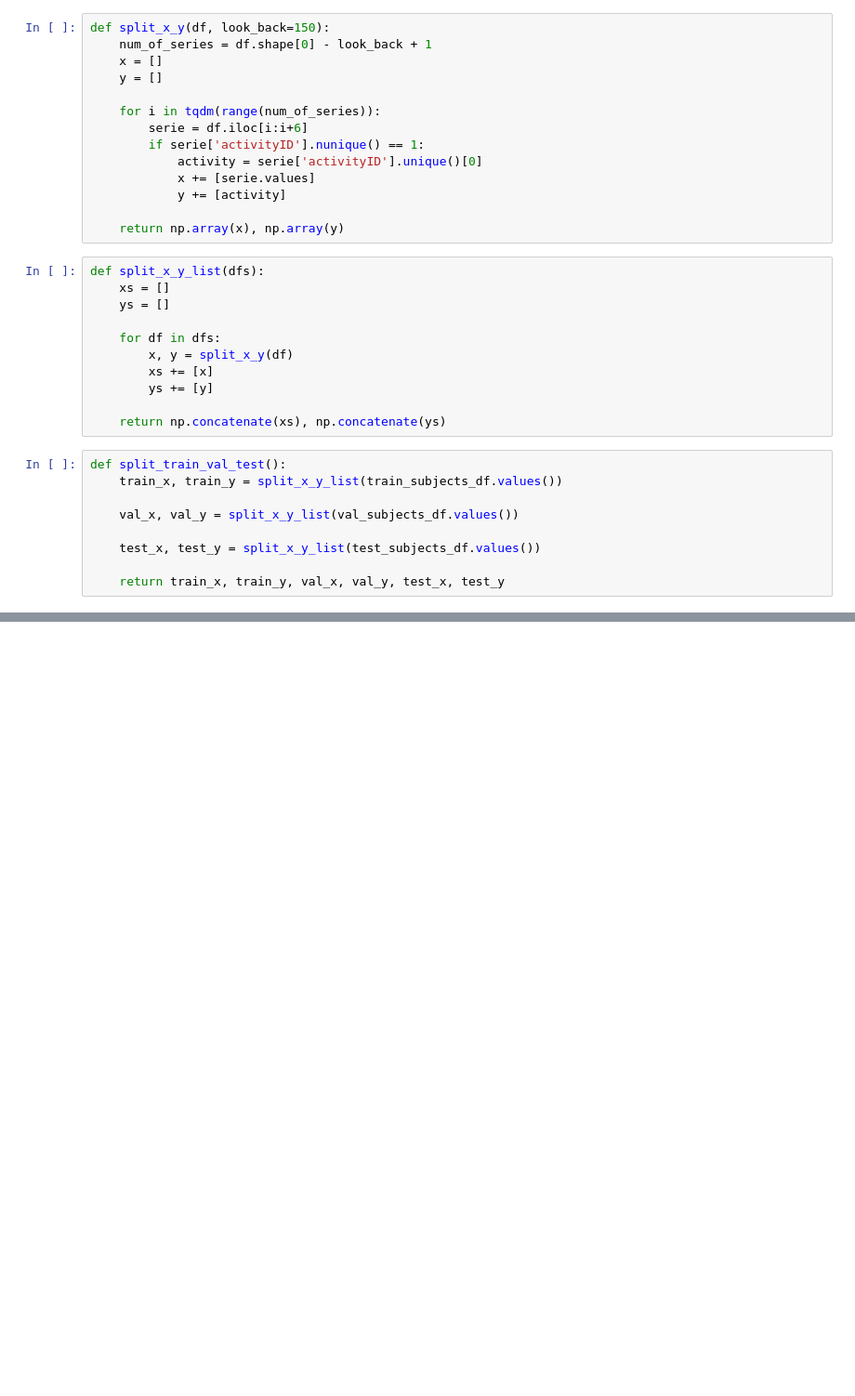
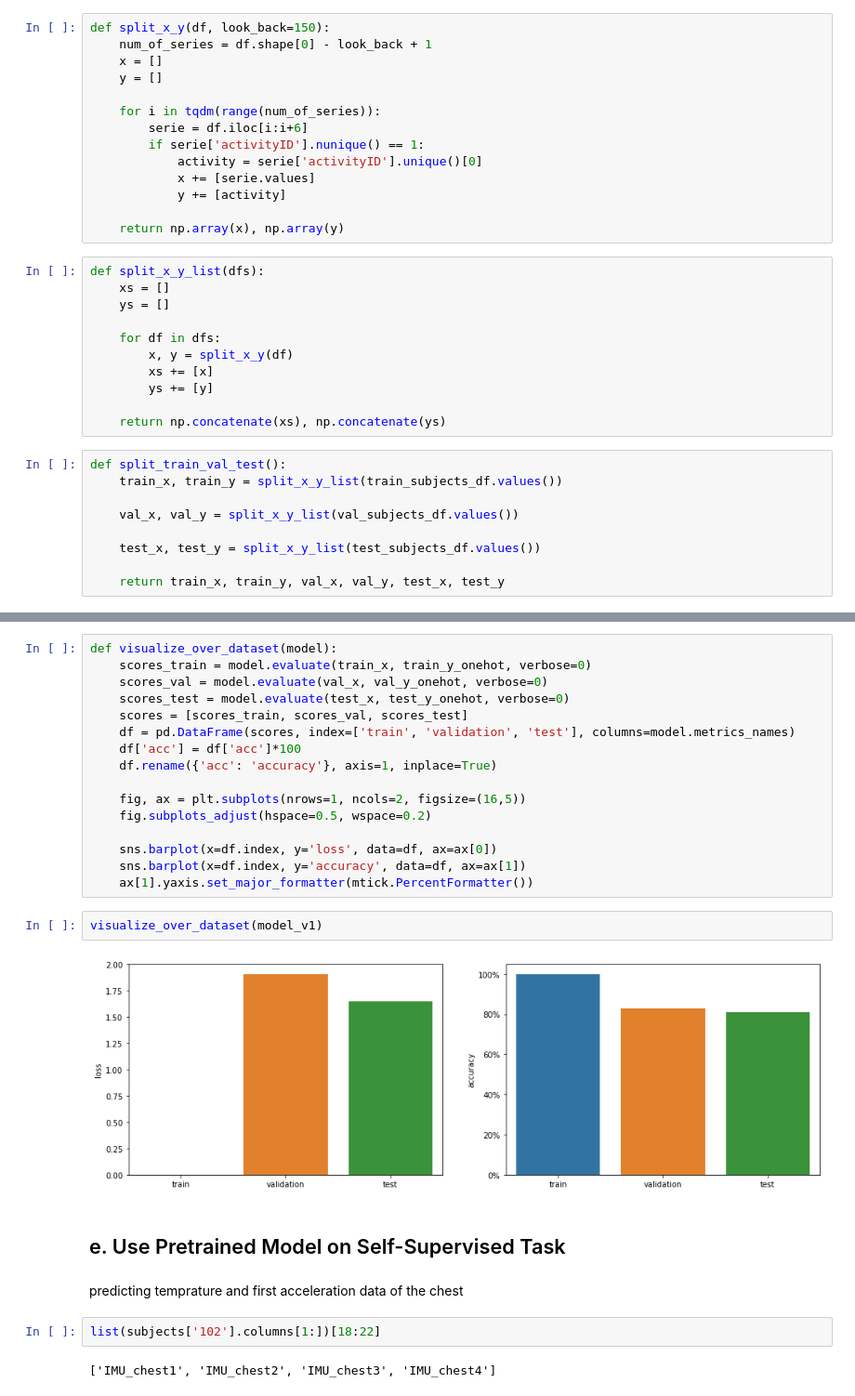
Before and after one commit to chendoy/time-series-pamap2-tf, a Jupyter notebook: workshop_ass2.ipynb, the cells around one changed output, grey strips where cells are left out. Shown: that part at 93% size. Cells and saved outputs as stored; diff of their text form; blank space fills up the shorter version.

Commit message:
Add self-supervised

```diff
--- a/workshop_ass2.ipynb
+++ b/workshop_ass2.ipynb
@@ -383,0 +476,28 @@ def init_model(input_shape, output_shape):
+# %%
+def visualize_over_dataset(model):
+    scores_train = model.evaluate(train_x, train_y_onehot, verbose=0)
+    scores_val = model.evaluate(val_x, val_y_onehot, verbose=0)
+    scores_test = model.evaluate(test_x, test_y_onehot, verbose=0)
+    scores = [scores_train, scores_val, scores_test]
+    df = pd.DataFrame(scores, index=['train', 'validation', 'test'], columns=model.metrics_names)
+    df['acc'] = df['acc']*100
+    df.rename({'acc': 'accuracy'}, axis=1, inplace=True)
+
+    fig, ax = plt.subplots(nrows=1, ncols=2, figsize=(16,5))
+    fig.subplots_adjust(hspace=0.5, wspace=0.2)
+
+    sns.barplot(x=df.index, y='loss', data=df, ax=ax[0])
+    sns.barplot(x=df.index, y='accuracy', data=df, ax=ax[1])
+    ax[1].yaxis.set_major_formatter(mtick.PercentFormatter())
+# %%
+visualize_over_dataset(model_v1)
+# %% [output]
+[figure, added]
+# %% [markdown]
+## e. Use Pretrained Model on Self-Supervised Task
+# %% [markdown]
+predicting temprature and first acceleration data of the chest
+# %%
+list(subjects['102'].columns[1:])[18:22]
+# %% [output]
+['IMU_chest1', 'IMU_chest2', 'IMU_chest3', 'IMU_chest4']
```
Also changed, not shown: parts of 50 cells of this notebook.
